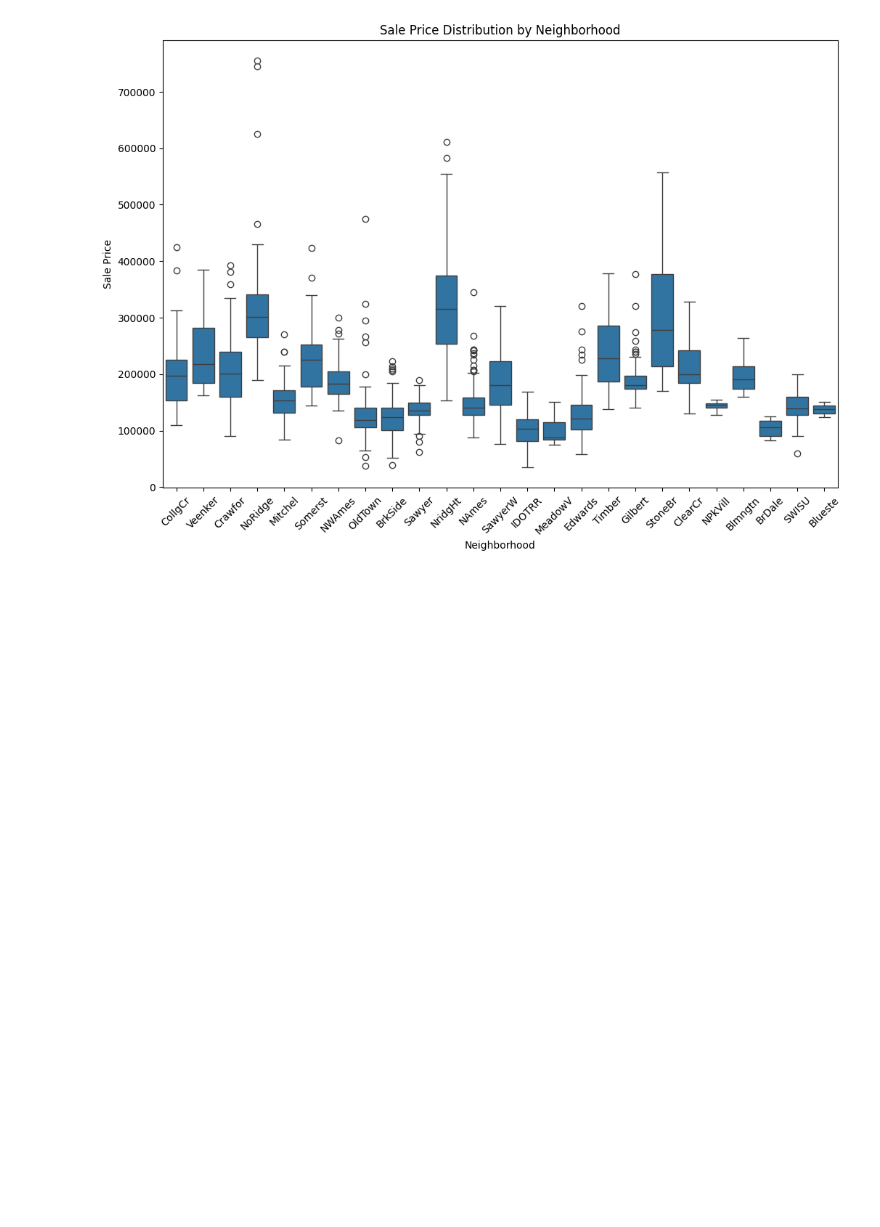
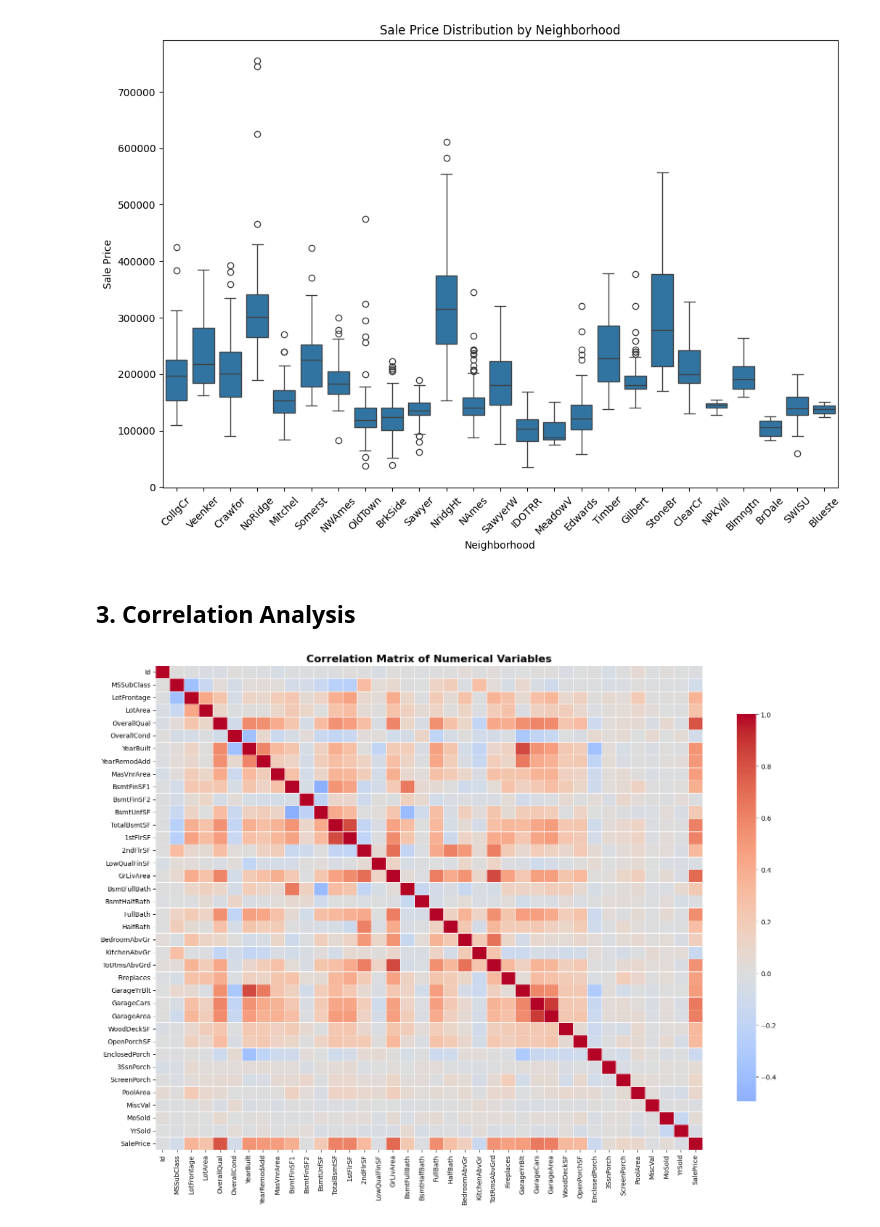
Before and after one commit to ghulamhaider65/Pricing-Demand-Optimization-for-a-Real-Estate-Market-Using-Statistical-Inference, a Jupyter notebook: notebooks/02_statistical_eda.ipynb, the cells around one changed output. Drawn from its saved outputs; the diff is of its cells as text; code cells hidden in the pictures; blank space fills up the shorter version.

Commit message:
statistical analysis

```diff
--- a/notebooks/02_statistical_eda.ipynb
+++ b/notebooks/02_statistical_eda.ipynb
@@ -51,2 +10,0 @@ def impute_ames_data(data: pd.DataFrame) -> pd.DataFrame:
-# %%
-data = impute_ames_data(data)
@@ -52,0 +51,4 @@ data = impute_ames_data(data)
+# %%
+# Summary statistics for numerical variables
+numerical_cols = data.select_dtypes(include=[np.number]).columns
+data[numerical_cols].describe().T
@@ -85,3 +191,18 @@ plt.xticks(rotation=45)
 plt.show()
 # %% [output]
 [figure]
+# %% [markdown]
+## 3. Correlation Analysis
+# %%
+# Correlation matrix for numerical variables
+corr_matrix = data[numerical_cols].corr()
+
+# Plot correlation heatmap
+plt.figure(figsize=(16, 12))
+sns.heatmap(corr_matrix, annot=False, cmap='coolwarm', center=0,
+            linewidths=0.5, cbar_kws={"shrink": 0.8})
+plt.title('Correlation Matrix of Numerical Variables', fontsize=16, fontweight='bold')
+plt.tight_layout()
+plt.show()
+# %% [output]
+[figure, added]
```
Also changed, not shown: parts of 23 cells of this notebook, 2 other files.
